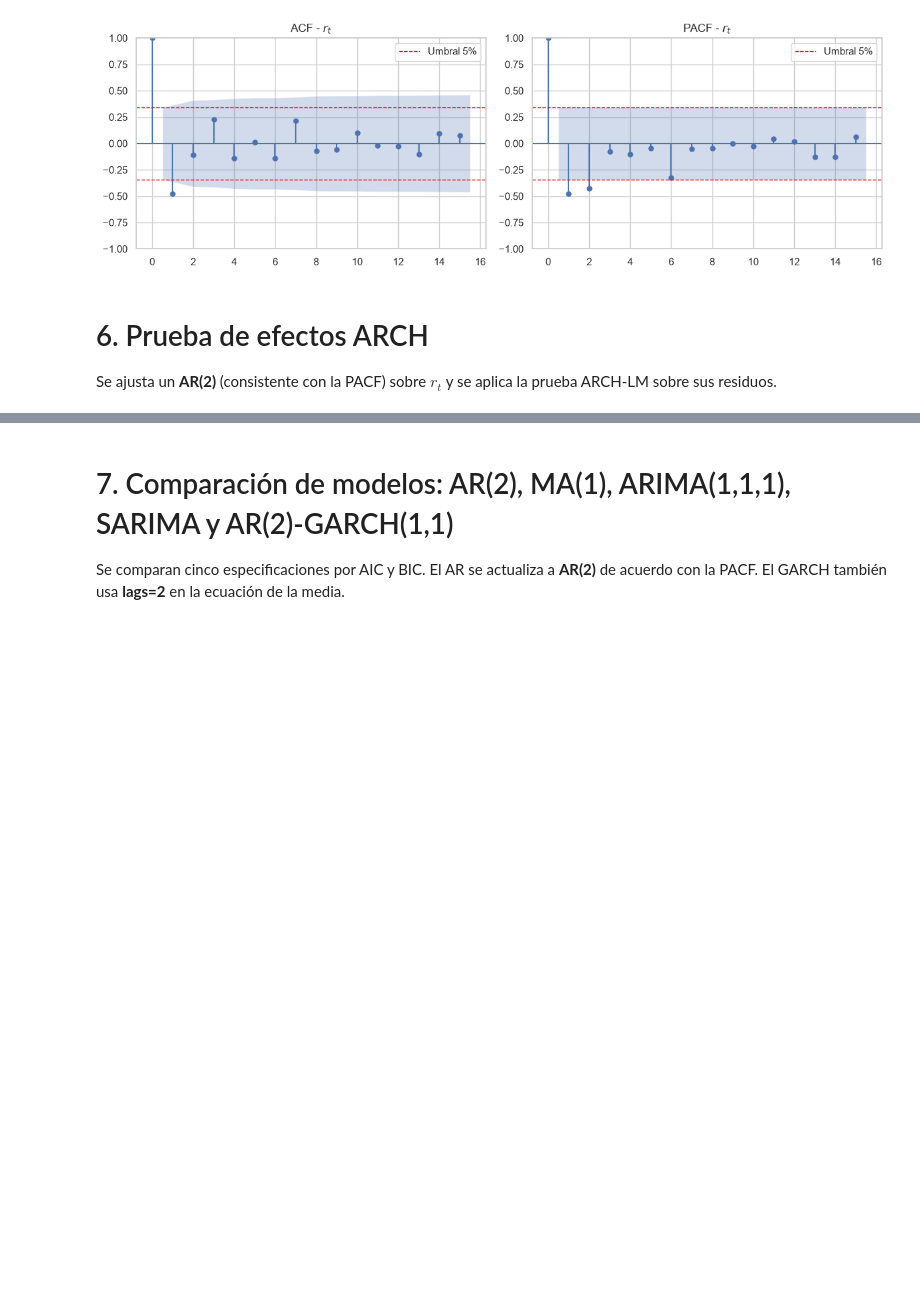
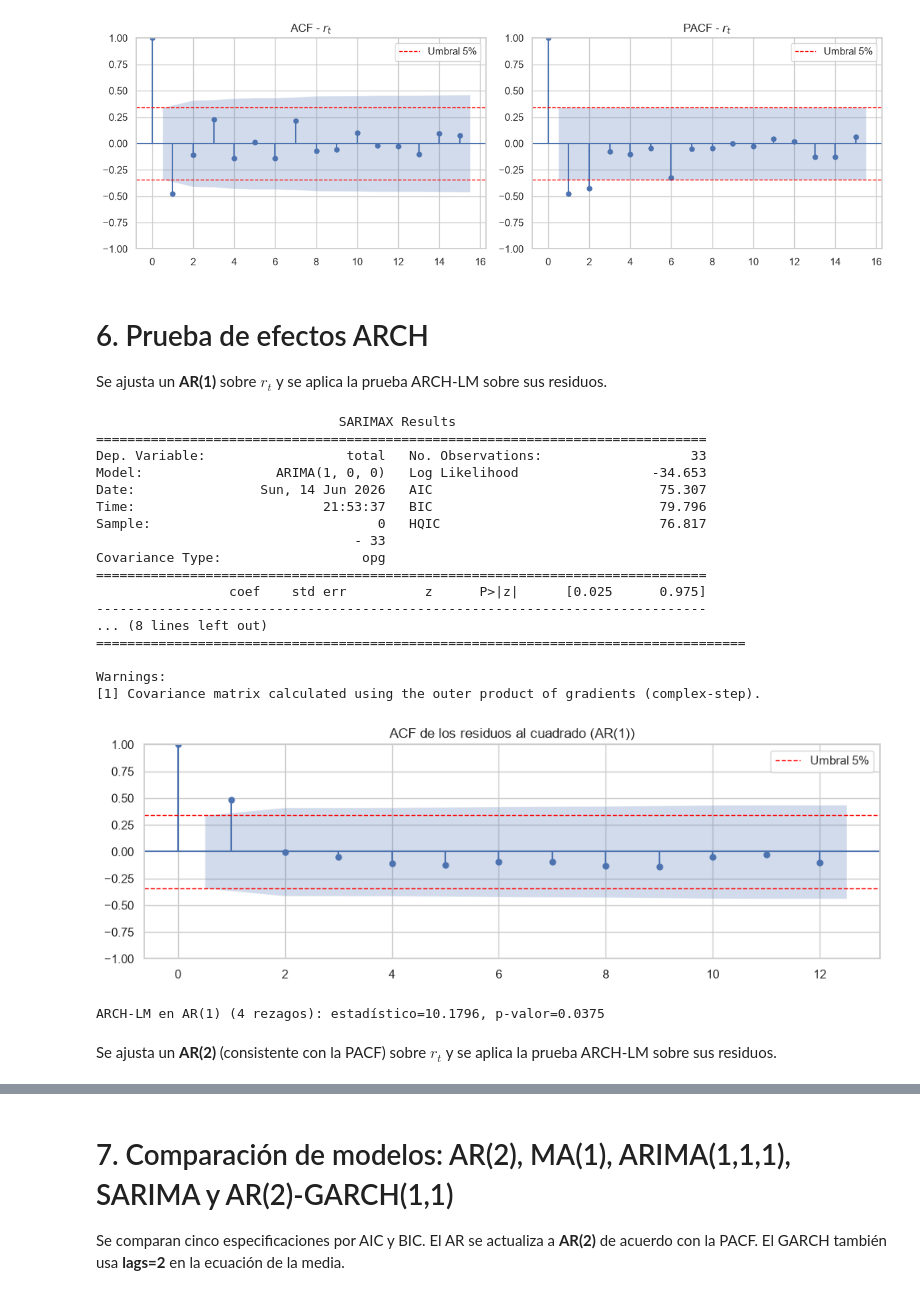
Before and after one commit to JulianAngaritaSuarez/time_series_analisis, a Jupyter notebook: code.ipynb, the cells around one changed output, grey strips where cells are left out. Saved outputs shown, nothing was run; the diff lists cells and outputs as text; code cells hidden in the pictures; blank space fills up the shorter version.

```diff
--- a/code.ipynb
+++ b/code.ipynb
@@ -170,7 +170,47 @@ Umbral de significancia al 5%: ±0.3412
 # %% [markdown]
 # 6. Prueba de efectos ARCH
 
-Se ajusta un **AR(2)** (consistente con la PACF) sobre $r_t$ y se aplica la prueba ARCH-LM sobre sus residuos.
+Se ajusta un **AR(1)** sobre $r_t$ y se aplica la prueba ARCH-LM sobre sus residuos.
+# %%
+# Modelo de referencia: AR(2) sobre r_t
+modelo_ar1_ref = ARIMA(d_log_serie, order=(1, 0, 0)).fit()
+print(modelo_ar1_ref.summary())
+
+resid_media = modelo_ar1_ref.resid
+
+fig, ax = plt.subplots(figsize=(10, 3.5))
+plot_acf(resid_media**2, ax=ax, lags=12)
+ax.axhline( umbral, color='red', ls='--', lw=1, label='Umbral 5%')
+ax.axhline(-umbral, color='red', ls='--', lw=1)
+ax.set_title('ACF de los residuos al cuadrado (AR(1))')
+ax.legend()
+plt.tight_layout()
+plt.show()
+
+lm_stat, lm_p, _, _ = het_arch(resid_media, nlags=4)
+print(f'ARCH-LM en AR(1) (4 rezagos): estadístico={lm_stat:.4f}, p-valor={lm_p:.4f}')
+# %% [output]
+                               SARIMAX Results
+==============================================================================
+Dep. Variable:                  total   No. Observations:                   33
+Model:                 ARIMA(1, 0, 0)   Log Likelihood                 -34.653
+Date:                Sun, 14 Jun 2026   AIC                             75.307
+Time:                        21:53:37   BIC                             79.796
+Sample:                             0   HQIC                            76.817
+                                 - 33
+Covariance Type:                  opg
+==============================================================================
+                 coef    std err          z      P>|z|      [0.025      0.975]
+------------------------------------------------------------------------------
+... (8 lines left out)
+===================================================================================
+
+Warnings:
+[1] Covariance matrix calculated using the outer product of gradients (complex-step).
+[figure, added]
+ARCH-LM en AR(1) (4 rezagos): estadístico=10.1796, p-valor=0.0375
+# %% [markdown]
+Se ajusta un **AR(2)** (consistente con la PACF) sobre $r_t$ y se aplica la prueba ARCH-LM sobre sus residuos.
 # %%
 # Modelo de referencia: AR(2) sobre r_t
 modelo_ar2_ref = ARIMA(d_log_serie, order=(2, 0, 0)).fit()
```
Also changed, not shown: parts of 1 cell of this notebook.
